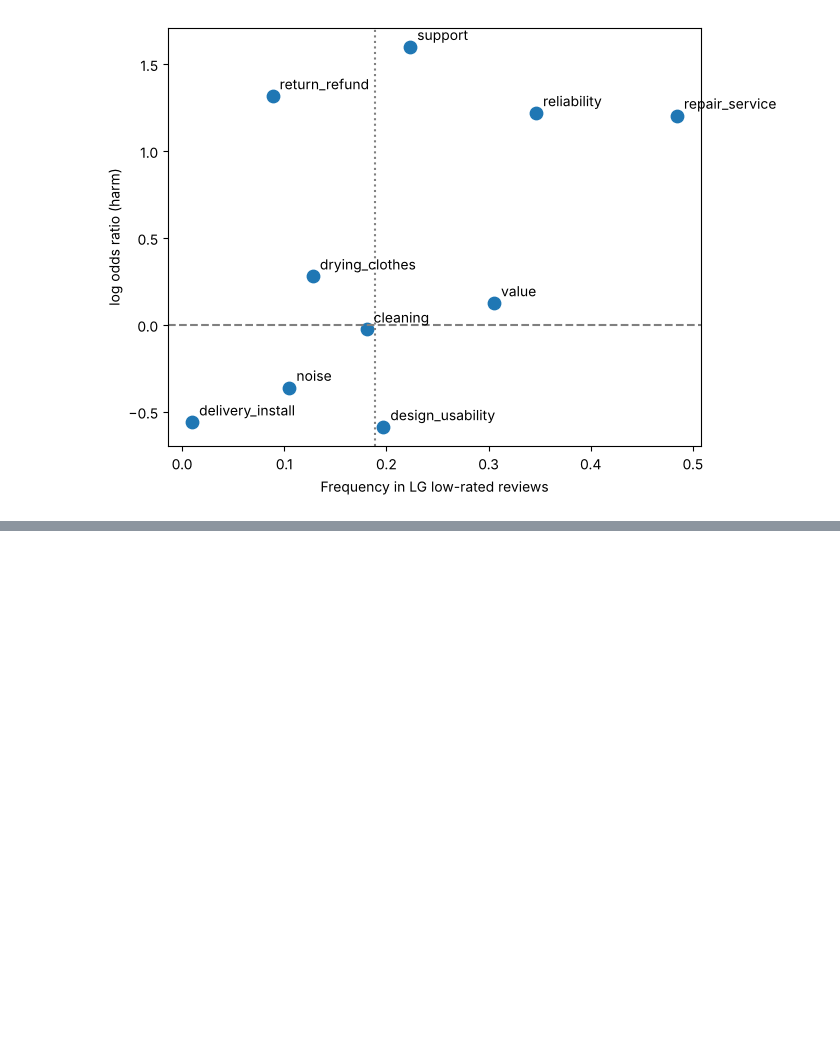
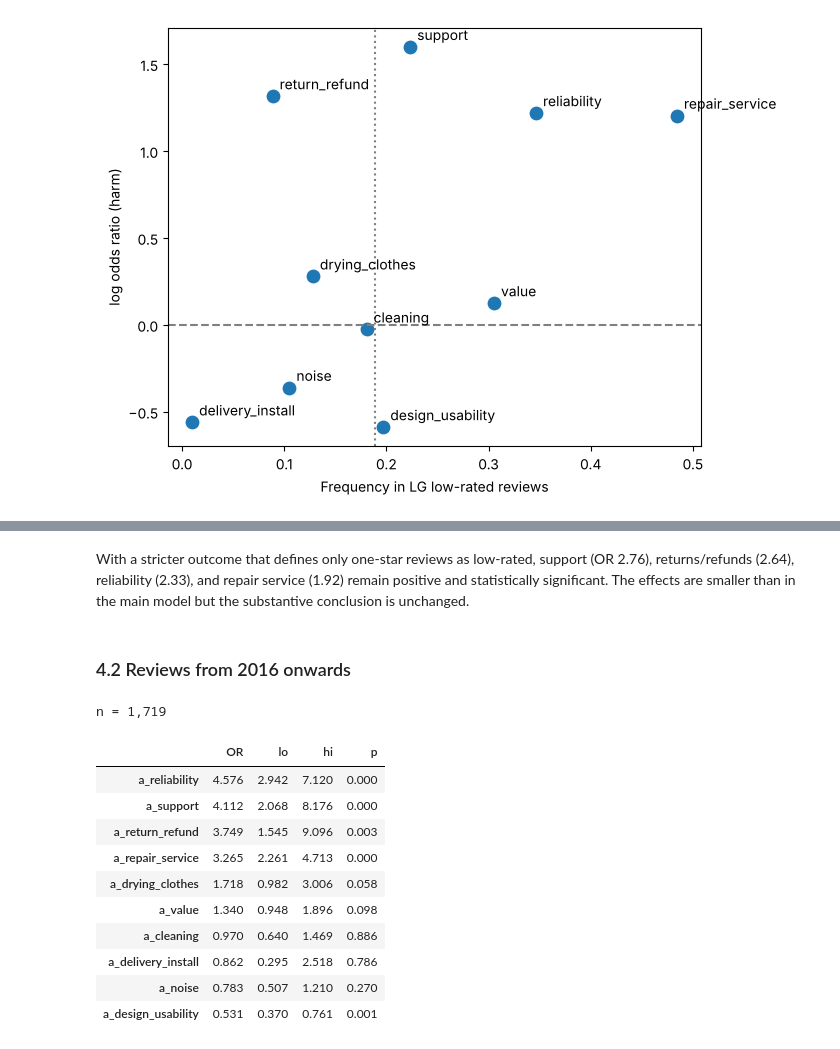
Before and after one commit to mfmatozza/marketing-project, a Jupyter notebook: 03_model_priorities.ipynb, the cells around one changed output, grey strips where cells are left out. Saved outputs shown, nothing was run; the diff lists cells and outputs as text; code cells hidden in the pictures; blank space fills up the shorter version.

```diff
--- a/03_model_priorities.ipynb
+++ b/03_model_priorities.ipynb
@@ -115,0 +157,22 @@ pri.sort_values("logOR", ascending=False)
+# %% [markdown]
+With a stricter outcome that defines only one-star reviews as low-rated, support (OR 2.76), returns/refunds (2.64), reliability (2.33), and repair service (1.92) remain positive and statistically significant. The effects are smaller than in the main model but the substantive conclusion is unchanged.
+# %% [markdown]
+### 4.2 Reviews from 2016 onwards
+# %%
+recent = m[m.year >= 2016].copy()
+recent_fit = smf.logit(f, data=recent).fit(disp=0)
+print(f"n = {len(recent):,}")
+odds_table(recent_fit).sort_values("OR", ascending=False)
+# %% [output]
+n = 1,719
+|  | OR | lo | hi | p |
+| a_reliability | 4.576 | 2.942 | 7.120 | 0.000 |
+| a_support | 4.112 | 2.068 | 8.176 | 0.000 |
+| a_return_refund | 3.749 | 1.545 | 9.096 | 0.003 |
+| a_repair_service | 3.265 | 2.261 | 4.713 | 0.000 |
+| a_drying_clothes | 1.718 | 0.982 | 3.006 | 0.058 |
+| a_value | 1.340 | 0.948 | 1.896 | 0.098 |
+| a_cleaning | 0.970 | 0.640 | 1.469 | 0.886 |
+| a_delivery_install | 0.862 | 0.295 | 2.518 | 0.786 |
+| a_noise | 0.783 | 0.507 | 1.210 | 0.270 |
+| a_design_usability | 0.531 | 0.370 | 0.761 | 0.001 |
```
Also changed, not shown: parts of 17 cells of this notebook, 2 other files.
